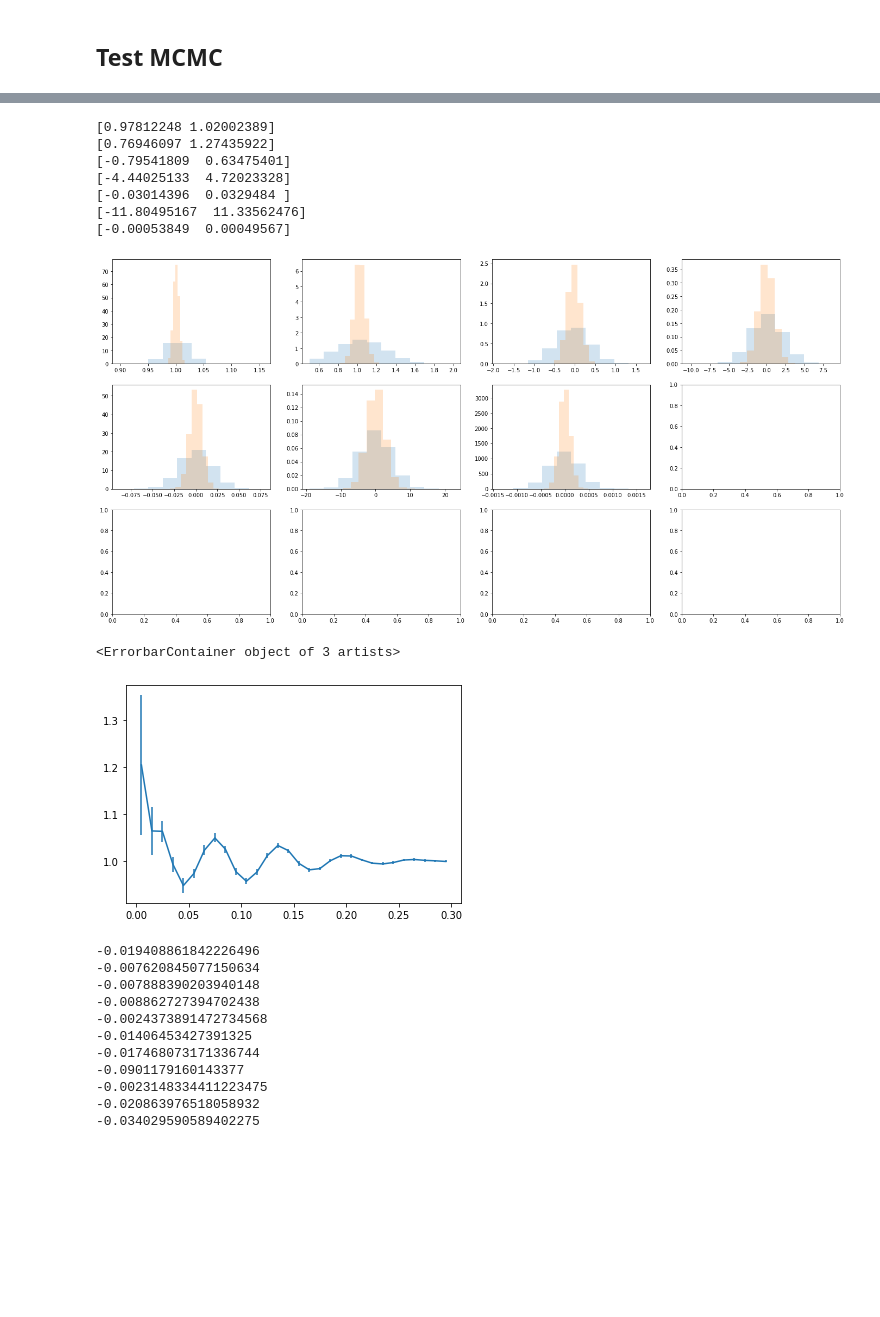
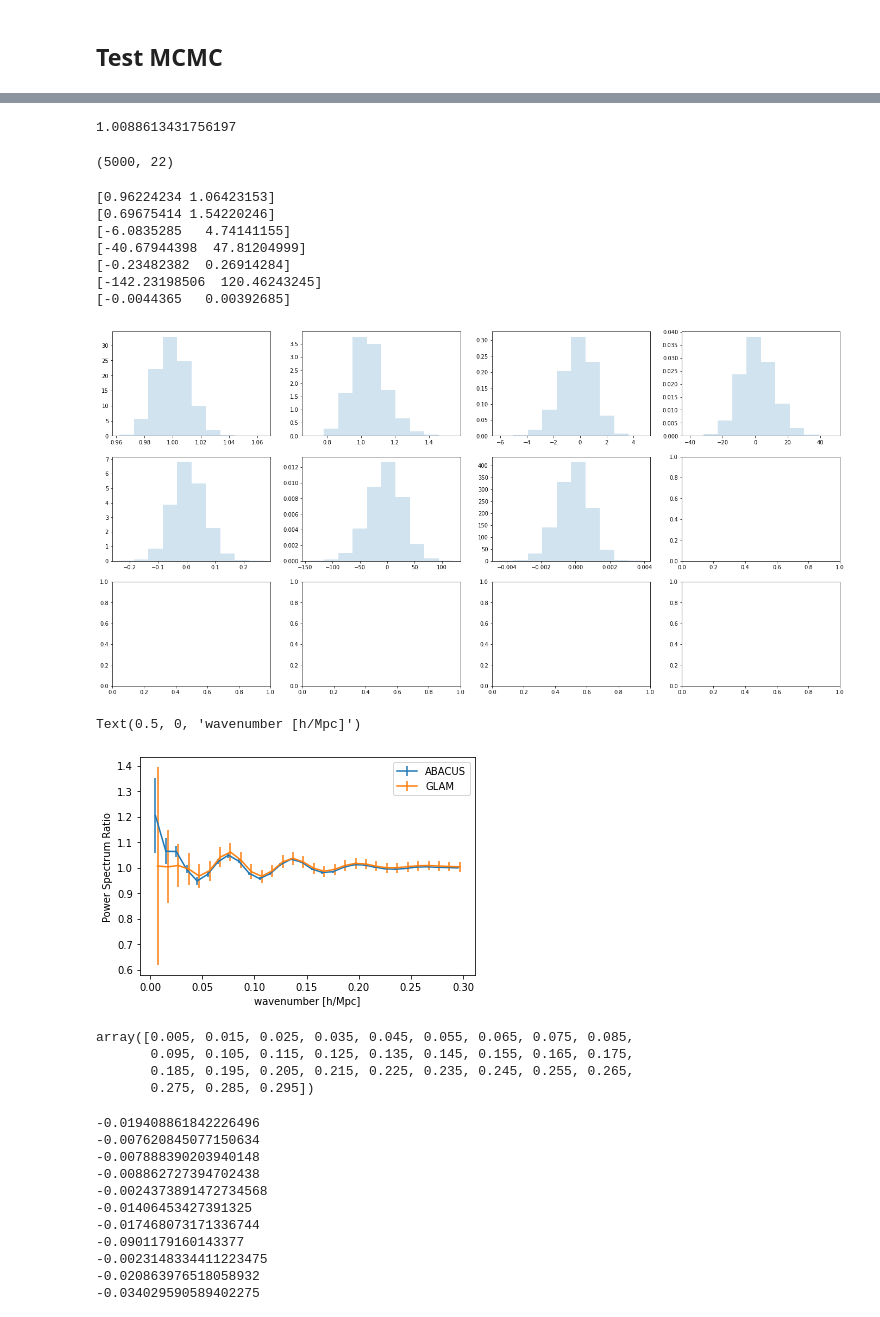
Before and after one commit to mehdirezaie/bispectrum, a Jupyter notebook: bao.ipynb, the cells around one changed output, grey strips where cells are left out. Saved outputs shown, nothing was run; the diff lists cells and outputs as text; code cells hidden in the pictures; blank space fills up the shorter version.

```diff
--- a/bao.ipynb
+++ b/bao.ipynb
@@ -124,32 +129,53 @@ d = np.load('mcmc_jan31/pk_glam_glam_0.015_0.250.npz')
+# %%
+gelman_rubin(d_['chain'][:1000, :, 0])
+# %% [output]
+1.0088613431756197
+# %%
+d_['chain'][5000:, :, 0].shape
+# %% [output]
+(5000, 22)
 # %%
 fig, ax = plt.subplots(nrows=3, ncols=4, figsize=(24, 12))
 ax = ax.flatten()
 
 for i in range(d_['chain'].shape[-1]):
-    ax[i].hist(d['chain'][5000:, :, i].flatten(), alpha=0.2, density=True)
+    # ax[i].hist(d['chain'][5000:, :, i].flatten(), alpha=0.2, density=True)
     ax[i].hist(d_['chain'][5000:, :, i].flatten(), alpha=0.2, density=True)
     print(np.percentile(d_['chain'][5000:, :, i].flatten(), [0, 100]))
 # %% [output]
-[0.97812248 1.02002389]
-[0.76946097 1.27435922]
-[-0.79541809  0.63475401]
-[-4.44025133  4.72023328]
-[-0.03014396  0.0329484 ]
-[-11.80495167  11.33562476]
-[-0.00053849  0.00049567]
+[0.96224234 1.06423153]
+[0.69675414 1.54220246]
+[-6.0835285   4.74141155]
+[-40.67944398  47.81204999]
+[-0.23482382  0.26914284]
+[-142.23198506  120.46243245]
+[-0.0044365   0.00392685]
-[figure, old version]
+[figure, new version]
-# %%
-stat = 'pk'
-mock = 'abacus'
-temp = mock
-y = Spectrum(f'cache/{stat}_mean_{mock}_bao.npz')
-ys = Spectrum(f'cache/{stat}_mean_{temp}_nobao.npz')
-cov = Spectrum(f'cache/{stat}_cov_{mock}_bao.npz')
 # %%
-plt.errorbar(y.x, y.y/ys.y, yerr=np.diagonal(cov.y)**0.5)
+i = 0
+for mock in ['abacus', 'glam']:
+
+    stat = 'pk'
+    # mock = 'abacus'
+    temp = mock
+    y = Spectrum(f'cache/{stat}_mean_{mock}_bao.npz')
+    ys = Spectrum(f'cache/{stat}_mean_{temp}_nobao.npz')
+    cov = Spectrum(f'cache/{stat}_cov_{mock}_bao.npz')
+    plt.errorbar(y.x+0.002*i, y.y/ys.y, yerr=np.diagonal(cov.y)**0.5, label=mock.upper())
+    i += 1
+plt.legend()
+plt.ylabel('Power Spectrum Ratio')
+plt.xlabel('wavenumber [h/Mpc]')
 # %% [output]
-<ErrorbarContainer object of 3 artists>
+Text(0.5, 0, 'wavenumber [h/Mpc]')
-[figure, old version]
+[figure, new version]
+# %%
+y.x
+# %% [output]
+array([0.005, 0.015, 0.025, 0.035, 0.045, 0.055, 0.065, 0.075, 0.085,
+       0.095, 0.105, 0.115, 0.125, 0.135, 0.145, 0.155, 0.165, 0.175,
+       0.185, 0.195, 0.205, 0.215, 0.225, 0.235, 0.245, 0.255, 0.265,
+       0.275, 0.285, 0.295])
 # %%
 is_g = (y.x > 0.015) & (y.x < 0.13)
 is_g = is_g.sum(axis=1) == 3
```
Also changed, not shown: parts of 13 cells of this notebook, 4 other files.
